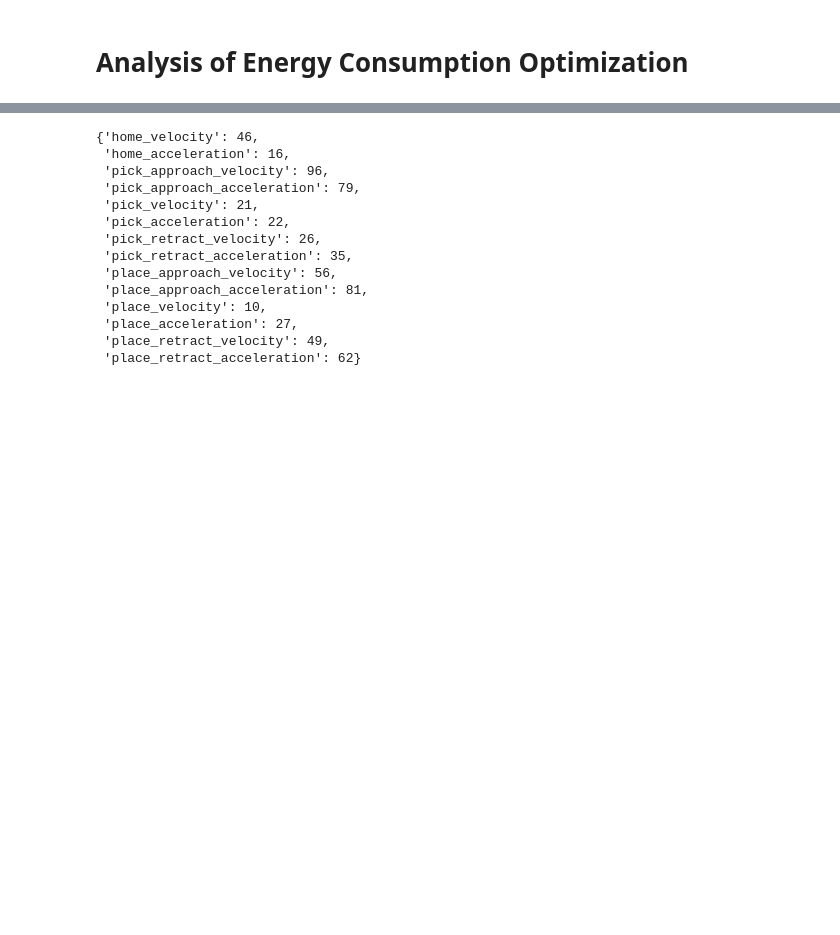
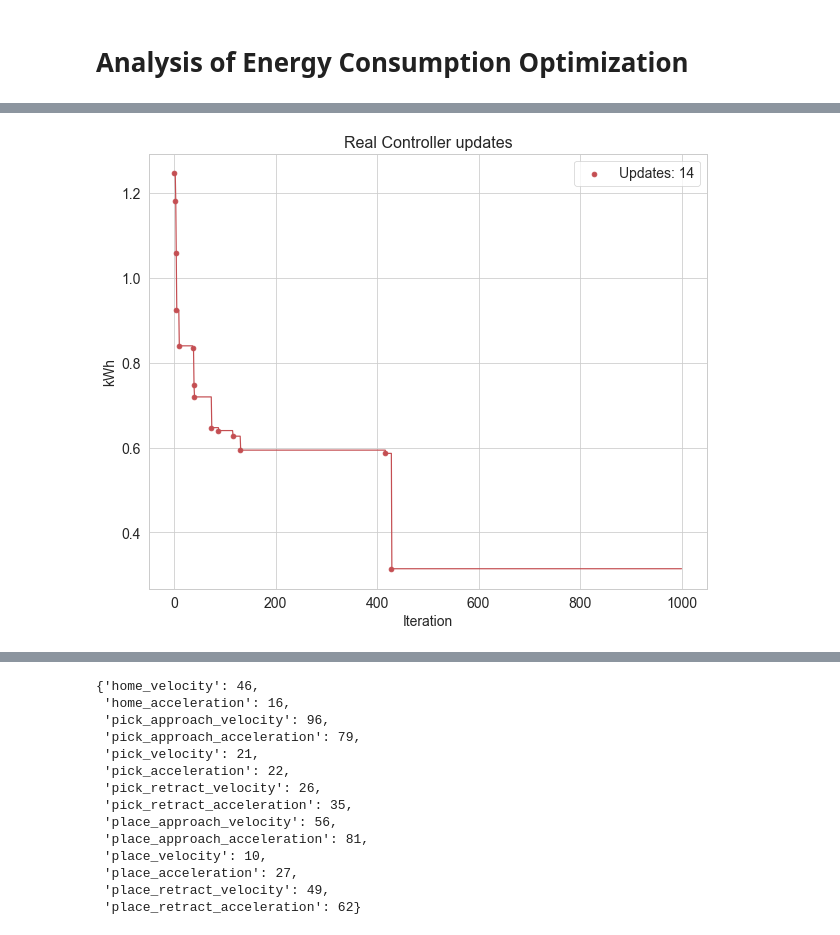
Before and after one commit to torayeff/digital-twins, a Jupyter notebook: src/Analysis.ipynb, the cells around one changed output, grey strips where cells are left out. Drawn from its saved outputs; the diff is of its cells as text; code cells hidden in the pictures; blank space fills up the shorter version.

```diff
--- a/src/Analysis.ipynb
+++ b/src/Analysis.ipynb
@@ -27,6 +37,6 @@ palette = [
 # %%
 # bayesian optimization
-with open("data/exp_50/experiment.pkl", "rb") as f:
+with open(f"{data_dir}experiment.pkl", "rb") as f:
     bo_best_param, values, experiment = pickle.load(f)
 
     bo_trials = np.array(
@@ -53,0 +85,17 @@ plt.show()
+# %%
+x = np.arange(1, len(bo_trials) + 1)
+plt.figure(figsize=(10, 8))
+plt.title("Real Controller updates", fontsize=16)
+
+cumul_min = np.minimum.accumulate(bo_trials)
+updates, idxs = np.unique(cumul_min, return_index=True)
+plt.plot(x, cumul_min, color=sns.color_palette()[3])
+plt.scatter(idxs, updates, color="r", label=f"Updates: {len(updates)}")
+plt.tick_params(axis="both", which="major", labelsize=14)
+plt.xlabel("Iteration", fontsize=14)
+plt.ylabel("kWh", fontsize=14)
+plt.legend(fontsize=14)
+plt.savefig("cumulsum.pdf", format="pdf")
+plt.show()
+# %% [output]
+[figure, added]
```
Also changed, not shown: parts of 20 cells of this notebook, 4 other files.
